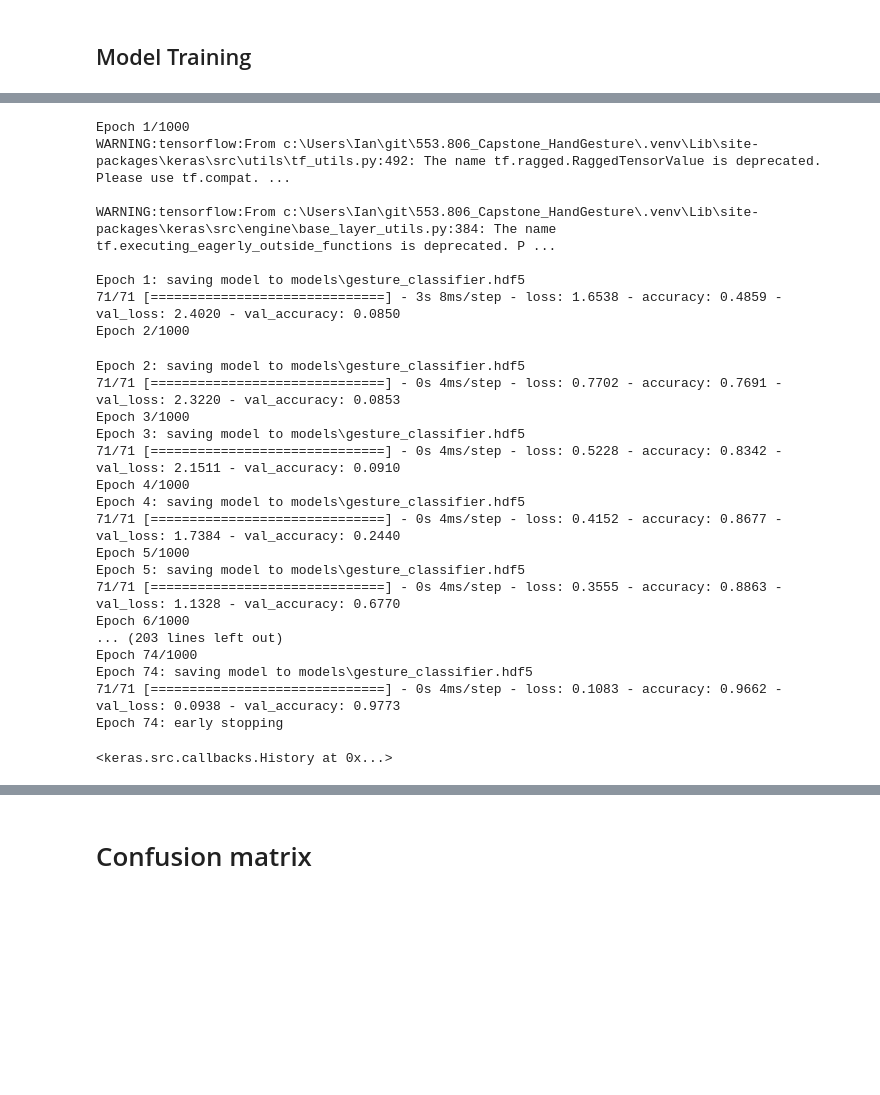
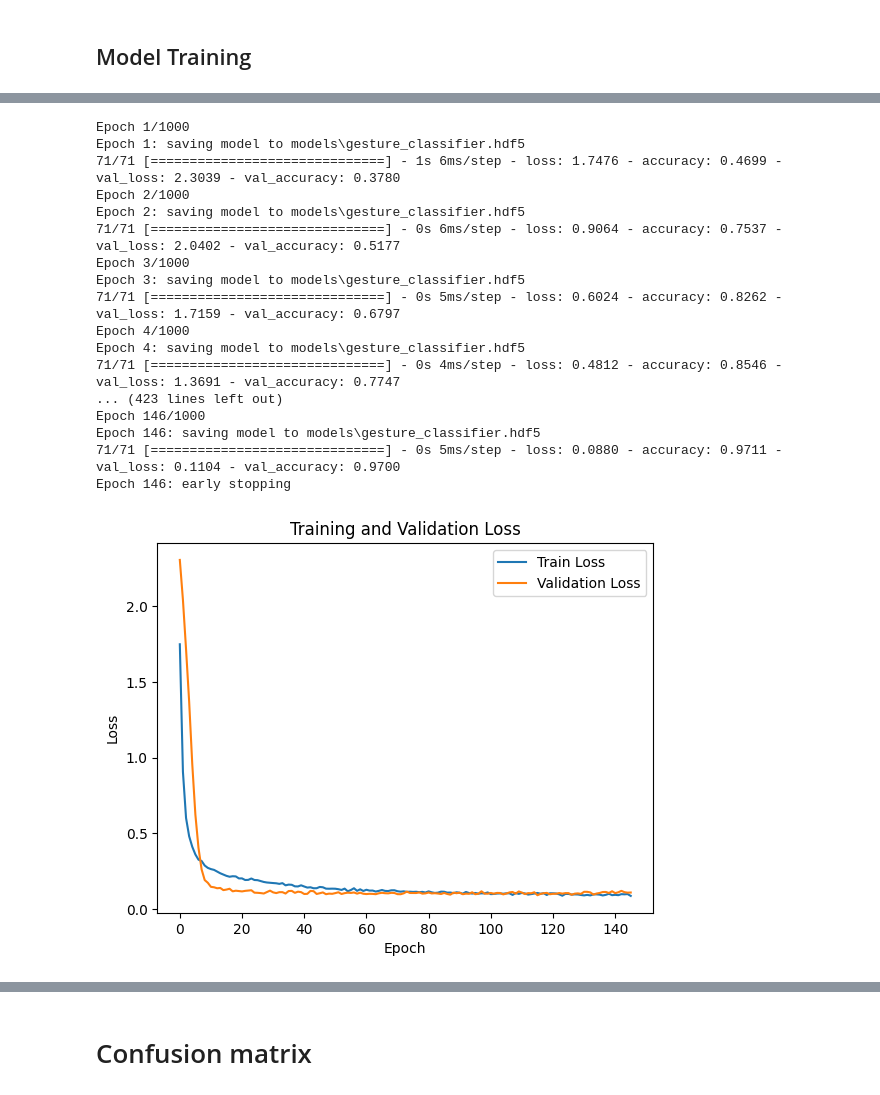
Before and after one commit to Shadowfax221/HandGesture2Emoji, a Jupyter notebook: gesture_classification.ipynb, the cells around one changed output, grey strips where cells are left out. Cells and saved outputs as stored; diff of their text form; code cells hidden in the pictures; blank space fills up the shorter version.

```diff
--- a/gesture_classification.ipynb
+++ b/gesture_classification.ipynb
@@ -89,8 +87,8 @@ model = tf.keras.models.Sequential([
     tf.keras.layers.Dense(128, activation='relu'),  # Increased units
     tf.keras.layers.BatchNormalization(),  # Added Batch Normalization
     tf.keras.layers.Dropout(0.1),  # Adjusted dropout rate
-    tf.keras.layers.Dense(128, activation='relu'),  # Increased units
-    tf.keras.layers.BatchNormalization(),  # Added Batch Normalization
+    # tf.keras.layers.Dense(128, activation='relu'),  # Increased units
+    # tf.keras.layers.BatchNormalization(),  # Added Batch Normalization
     tf.keras.layers.Dense(64, activation='relu'),  # Increased units
     tf.keras.layers.Dense(NUM_CLASSES, activation='softmax')
 ])
@@ -140,5 +145,5 @@ es_callback
 # %%
-model.fit(
+history = model.fit(
     X_train,
     y_train,
     epochs=1000,
@@ -148,31 +153,33 @@ model.fit(
 )
 # %% [output]
 Epoch 1/1000
-WARNING:tensorflow:From c:\Users\Ian\git\553.806_Capstone_HandGesture\.venv\Lib\site-packages\keras\src\utils\tf_utils.py:492: The name tf.ragged.RaggedTensorValue is deprecated. Please use tf.compat. ...
-
-WARNING:tensorflow:From c:\Users\Ian\git\553.806_Capstone_HandGesture\.venv\Lib\site-packages\keras\src\engine\base_layer_utils.py:384: The name tf.executing_eagerly_outside_functions is deprecated. P ...
-
 Epoch 1: saving model to models\gesture_classifier.hdf5
-71/71 [==============================] - 3s 8ms/step - loss: 1.6538 - accuracy: 0.4859 - val_loss: 2.4020 - val_accuracy: 0.0850
+71/71 [==============================] - 1s 6ms/step - loss: 1.7476 - accuracy: 0.4699 - val_loss: 2.3039 - val_accuracy: 0.3780
 Epoch 2/1000
+Epoch 2: saving model to models\gesture_classifier.hdf5
+71/71 [==============================] - 0s 6ms/step - loss: 0.9064 - accuracy: 0.7537 - val_loss: 2.0402 - val_accuracy: 0.5177
+Epoch 3/1000
+Epoch 3: saving model to models\gesture_classifier.hdf5
+71/71 [==============================] - 0s 5ms/step - loss: 0.6024 - accuracy: 0.8262 - val_loss: 1.7159 - val_accuracy: 0.6797
+Epoch 4/1000
+Epoch 4: saving model to models\gesture_classifier.hdf5
+71/71 [==============================] - 0s 4ms/step - loss: 0.4812 - accuracy: 0.8546 - val_loss: 1.3691 - val_accuracy: 0.7747
+... (423 lines left out)
+Epoch 146/1000
+Epoch 146: saving model to models\gesture_classifier.hdf5
+71/71 [==============================] - 0s 5ms/step - loss: 0.0880 - accuracy: 0.9711 - val_loss: 0.1104 - val_accuracy: 0.9700
+Epoch 146: early stopping
-Epoch 2: saving model to models\gesture_classifier.hdf5
-71/71 [==============================] - 0s 4ms/step - loss: 0.7702 - accuracy: 0.7691 - val_loss: 2.3220 - val_accuracy: 0.0853
-Epoch 3/1000
-Epoch 3: saving model to models\gesture_classifier.hdf5
-71/71 [==============================] - 0s 4ms/step - loss: 0.5228 - accuracy: 0.8342 - val_loss: 2.1511 - val_accuracy: 0.0910
-Epoch 4/1000
-Epoch 4: saving model to models\gesture_classifier.hdf5
-71/71 [==============================] - 0s 4ms/step - loss: 0.4152 - accuracy: 0.8677 - val_loss: 1.7384 - val_accuracy: 0.2440
-Epoch 5/1000
-Epoch 5: saving model to models\gesture_classifier.hdf5
-71/71 [==============================] - 0s 4ms/step - loss: 0.3555 - accuracy: 0.8863 - val_loss: 1.1328 - val_accuracy: 0.6770
-Epoch 6/1000
-... (203 lines left out)
-Epoch 74/1000
-Epoch 74: saving model to models\gesture_classifier.hdf5
-71/71 [==============================] - 0s 4ms/step - loss: 0.1083 - accuracy: 0.9662 - val_loss: 0.0938 - val_accuracy: 0.9773
-Epoch 74: early stopping
-<keras.src.callbacks.History at 0x...>
+# %%
+# Plot training and validation loss
+plt.plot(history.history['loss'], label='Train Loss')
+plt.plot(history.history['val_loss'], label='Validation Loss')
+plt.title('Training and Validation Loss')
+plt.xlabel('Epoch')
+plt.ylabel('Loss')
+plt.legend()
+plt.show()
+# %% [output]
+[figure, added]
 # %%
 # Model evaluation
 val_loss, val_acc = model.evaluate(X_test, y_test, batch_size=128)
```
Also changed, not shown: parts of 11 cells of this notebook, 2 other files.
